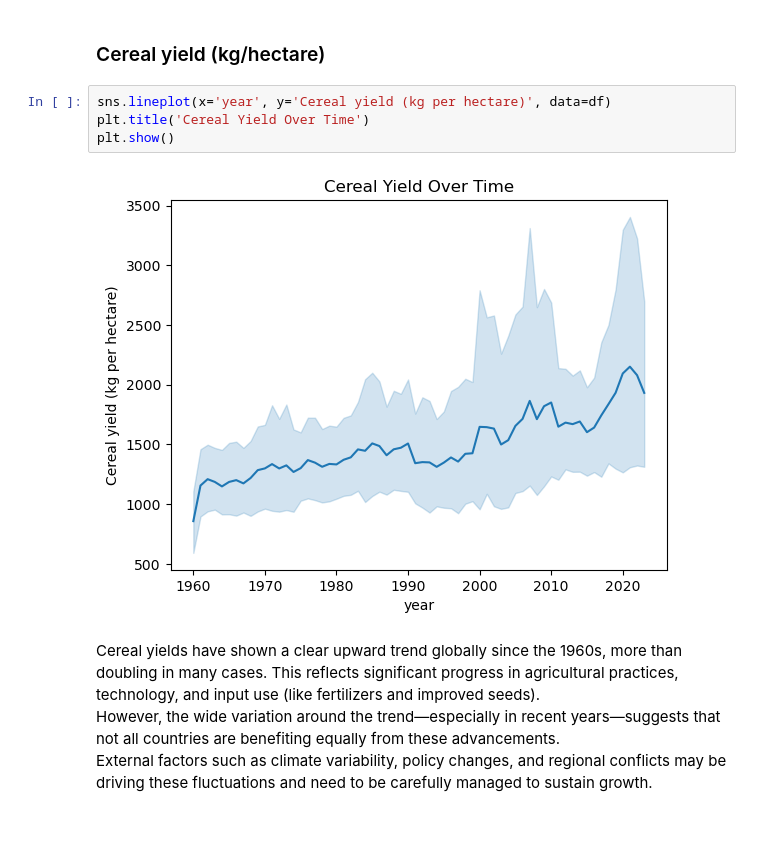
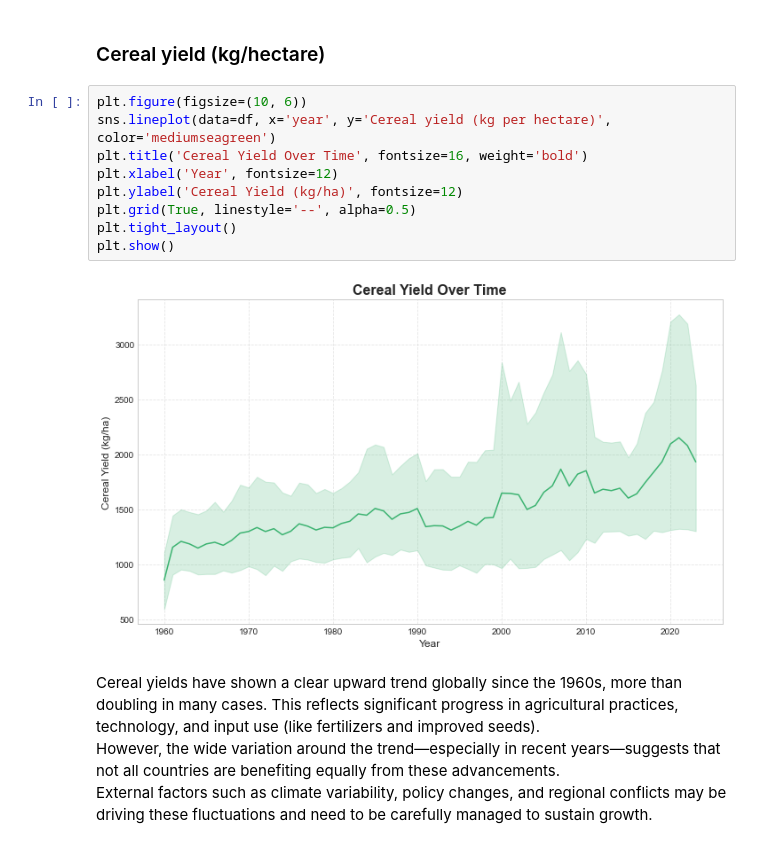
Before and after one commit to Rodgerdev/east-africa-fertilizer-project, a Jupyter notebook: east_africa_proj.ipynb, the cells around one changed output. Cells and saved outputs as stored; diff of their text form.

```diff
--- a/east_africa_proj.ipynb
+++ b/east_africa_proj.ipynb
@@ -574,11 +592,16 @@ Only a few countries have significantly more land per person, suggesting large d
 # %% [markdown]
 ### Cereal yield (kg/hectare)
 # %%
-sns.lineplot(x='year', y='Cereal yield (kg per hectare)', data=df)
-plt.title('Cereal Yield Over Time')
+plt.figure(figsize=(10, 6))
+sns.lineplot(data=df, x='year', y='Cereal yield (kg per hectare)', color='mediumseagreen')
+plt.title('Cereal Yield Over Time', fontsize=16, weight='bold')
+plt.xlabel('Year', fontsize=12)
+plt.ylabel('Cereal Yield (kg/ha)', fontsize=12)
+plt.grid(True, linestyle='--', alpha=0.5)
+plt.tight_layout()
 plt.show()
 # %% [output]
-[figure, old version]
+[figure, new version]
 # %% [markdown]
 Cereal yields have shown a clear upward trend globally since the 1960s, more than doubling in many cases. This reflects significant progress in agricultural practices, technology, and input use (like fertilizers and improved seeds).
 However, the wide variation around the trend—especially in recent years—suggests that not all countries are benefiting equally from these advancements.
```
Also changed, not shown: parts of 29 cells of this notebook, 2 other files.
